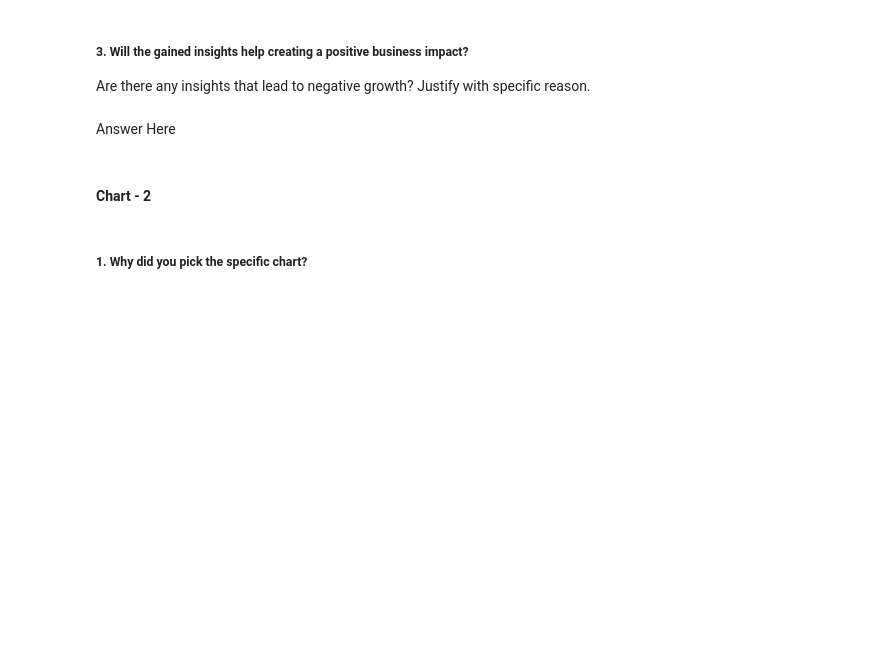
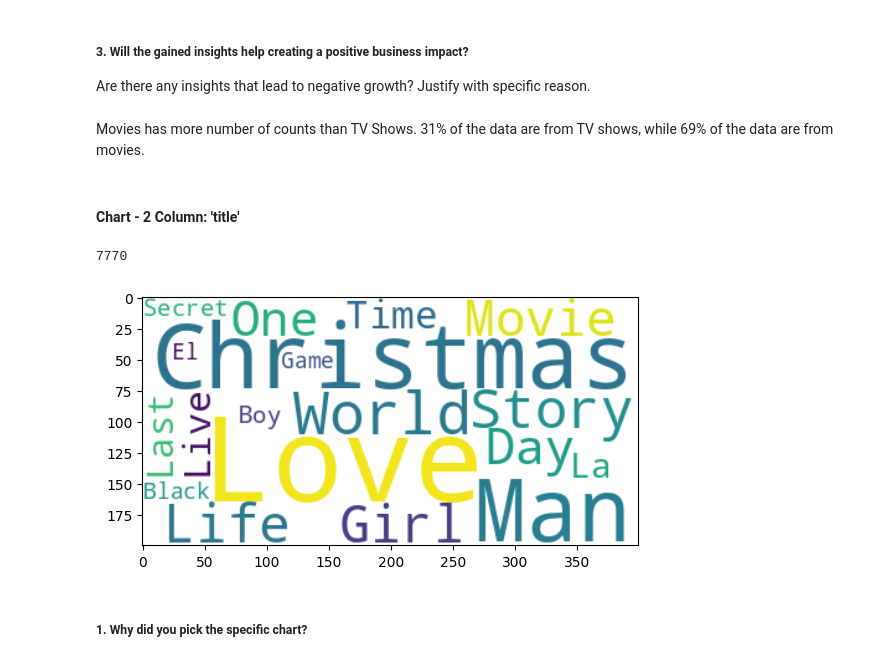
Before and after one commit to GaytriChoudhari/Unsupervised_ML_Netflix_Movies_and_TV_Shows_Clustering, a Jupyter notebook: Unsupervised_ML_Netflix_Movies_and_TV_Shows_Clustering.ipynb, the cells around one changed output. Drawn from its saved outputs; the diff is of its cells as text; code cells hidden in the pictures; blank space fills up the shorter version.

```diff
--- a/Unsupervised_ML_Netflix_Movies_and_TV_Shows_Clustering.ipynb
+++ b/Unsupervised_ML_Netflix_Movies_and_TV_Shows_Clustering.ipynb
@@ -323,12 +350,29 @@ Answer Here
 # %% [markdown]
 ##### 3. Will the gained insights help creating a positive business impact?
 Are there any insights that lead to negative growth? Justify with specific reason.
-# %% [markdown]
-Answer Here
+# %% [markdown]
+Movies has more number of counts than TV Shows.
+31% of the data are from TV shows, while 69% of the data are from movies.
 # %% [markdown]
-#### Chart - 2
+#### Chart - 2  Column: 'title'
 # %%
 # Chart - 2 visualization code
+# number of unique values
+df['title'].nunique()
+# %% [output]
+7770
+# %%
+# text documents
+text = " ".join(word for word in df['title'])
+
+# create the word cloud using WordCloud library
+wordcloud = WordCloud(stopwords=STOPWORDS, background_color='white', min_font_size=15).generate(text)
+
+# plot the word cloud
+plt.imshow(wordcloud,  interpolation='bilinear')
+plt.show()
+# %% [output]
+[figure, added]
 # %% [markdown]
 ##### 1. Why did you pick the specific chart?
 # %% [markdown]
```
Also changed, not shown: parts of 15 cells of this notebook.
